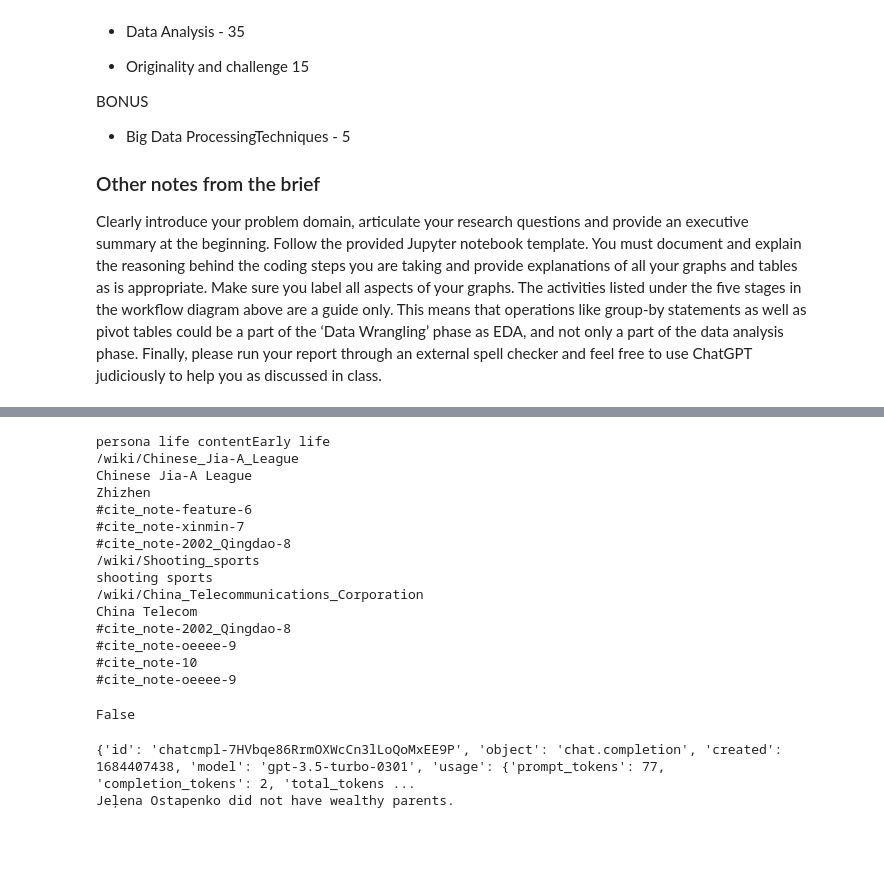
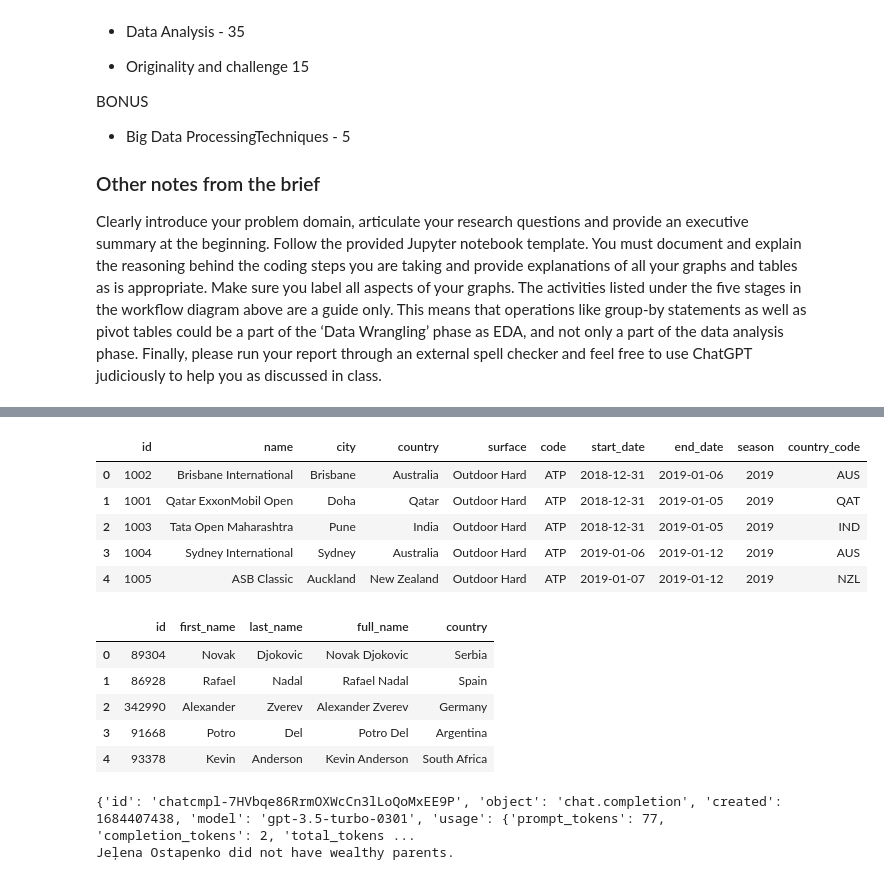
Before and after one commit to mmmcustard/analytics158739, a Jupyter notebook: 158739Assignment4.ipynb, the cells around one changed output, grey strips where cells are left out. Drawn from its saved outputs; the diff is of its cells as text; code cells hidden in the pictures; blank space fills up the shorter version.

```diff
--- a/158739Assignment4.ipynb
+++ b/158739Assignment4.ipynb
@@ -260,19 +89,11 @@ True
-# %%
-parents_have_wiki("https://en.wikipedia.org/wiki/Zhang_Zhizhen")
-# %% [output]
-persona life contentEarly life
-/wiki/Chinese_Jia-A_League
-Chinese Jia-A League
-Zhizhen
-#cite_note-feature-6
-#cite_note-xinmin-7
-#cite_note-2002_Qingdao-8
-/wiki/Shooting_sports
-shooting sports
-/wiki/China_Telecommunications_Corporation
-China Telecom
-#cite_note-2002_Qingdao-8
-#cite_note-oeeee-9
-#cite_note-10
-#cite_note-oeeee-9
-False
+# %%
+# initialise https://rapidapi.com/sportcontentapi/api/tennis-live-data API
+# ATP - mens
+# WTA - womens
+
+api_key = '8556d4b2f5mshddae5c2b7778158p1b7b83jsn131f0acf695b'
+
+headers = {
+    "x-rapidapi-key": api_key,
+    "x-rapidapi-host": "tennis-live-data.p.rapidapi.com"
+}
@@ -278,0 +121,34 @@ False
+# %%
+# WTA tornaments
+
+wta_base_url = "https://tennis-live-data.p.rapidapi.com/tournaments/WTA/"
+
+wta_results_dfs = []
+
+for year in range(datetime.now().year - 4, datetime.now().year):
+    endpoint = wta_base_url + str(year)
+    response = requests.get(endpoint, headers=headers)
+
+    if response.status_code == 200:
+        data = response.json()
+        df = pd.DataFrame(data['results'])
+        wta_results_dfs.append(df)
+    else:
+        print("Error occurred for year", year, ":", response.status_code)
+
+wta_results = pd.concat(wta_results_dfs, ignore_index=True)
+
+# print(wta_results)
+# %%
+# add all results into one dataframe
+
+results = pd.concat([atp_results, wta_results], ignore_index=True)
+
+results.head()
+# %% [output]
+|  | id | name | city | country | surface | code | start_date | end_date | season | country_code |
+| 0 | 1002 | Brisbane International | Brisbane | Australia | Outdoor Hard | ATP | 2018-12-31 | 2019-01-06 | 2019 | AUS |
+| 1 | 1001 | Qatar ExxonMobil Open | Doha | Qatar | Outdoor Hard | ATP | 2018-12-31 | 2019-01-05 | 2019 | QAT |
+| 2 | 1003 | Tata Open Maharashtra | Pune | India | Outdoor Hard | ATP | 2018-12-31 | 2019-01-05 | 2019 | IND |
+| 3 | 1004 | Sydney International | Sydney | Australia | Outdoor Hard | ATP | 2019-01-06 | 2019-01-12 | 2019 | AUS |
+| 4 | 1005 | ASB Classic | Auckland | New Zealand | Outdoor Hard | ATP | 2019-01-07 | 2019-01-12 | 2019 | NZL |
@@ -279,3 +173,15 @@ False
+# %%
+# all players
+
+players_df = pd.concat([atp_players, df_temp], ignore_index=True)
+players_df.head()
+# %% [output]
+|  | id | first_name | last_name | full_name | country |
+| 0 | 89304 | Novak | Djokovic | Novak Djokovic | Serbia |
+| 1 | 86928 | Rafael | Nadal | Rafael Nadal | Spain |
+| 2 | 342990 | Alexander | Zverev | Alexander Zverev | Germany |
+| 3 | 91668 | Potro | Del | Potro Del | Argentina |
+| 4 | 93378 | Kevin | Anderson | Kevin Anderson | South Africa |
 # %%
 #Function returns true if a tennis player had wealth parents
 #function created by Chat GPT and modified by us.
```
Also changed, not shown: parts of 14 cells of this notebook.
